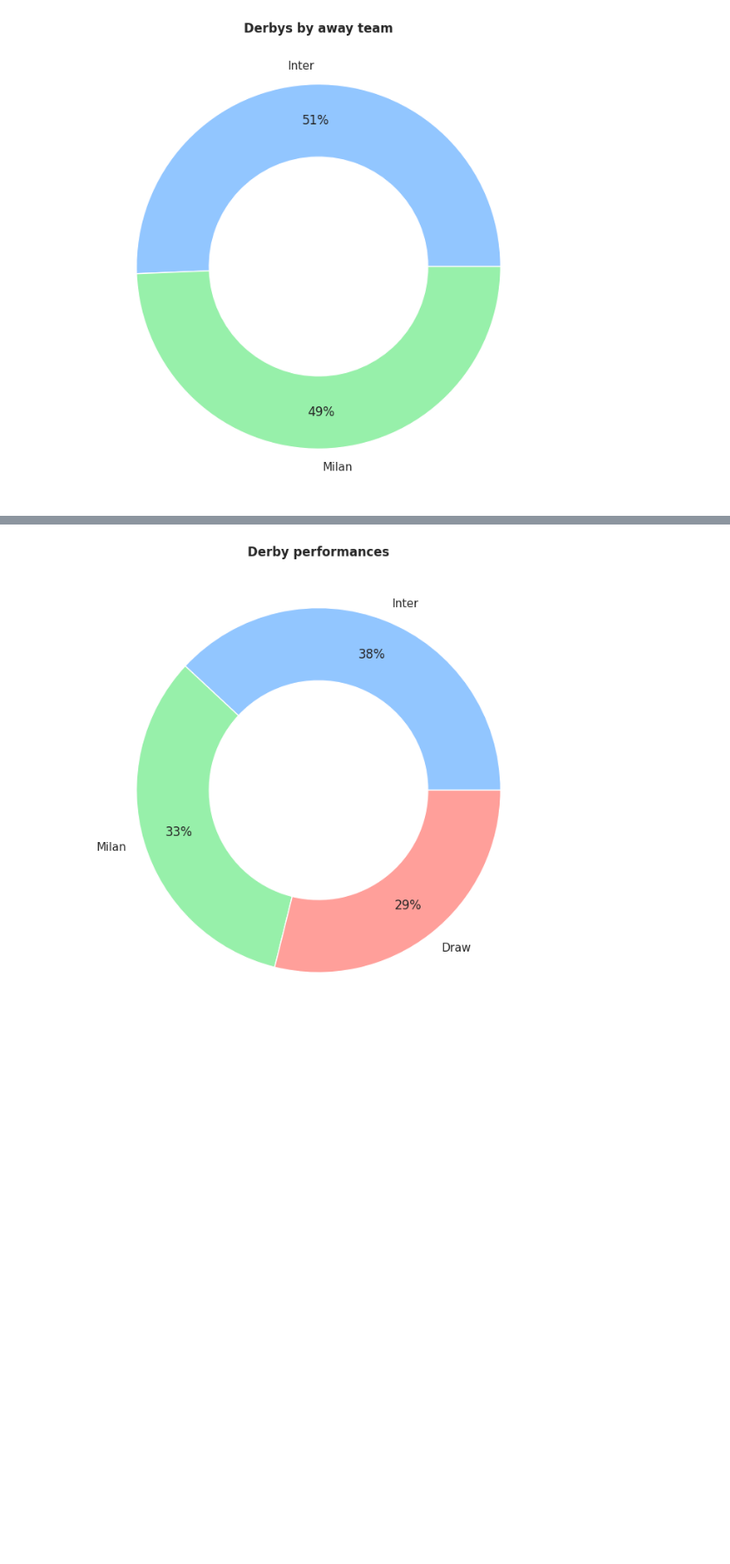
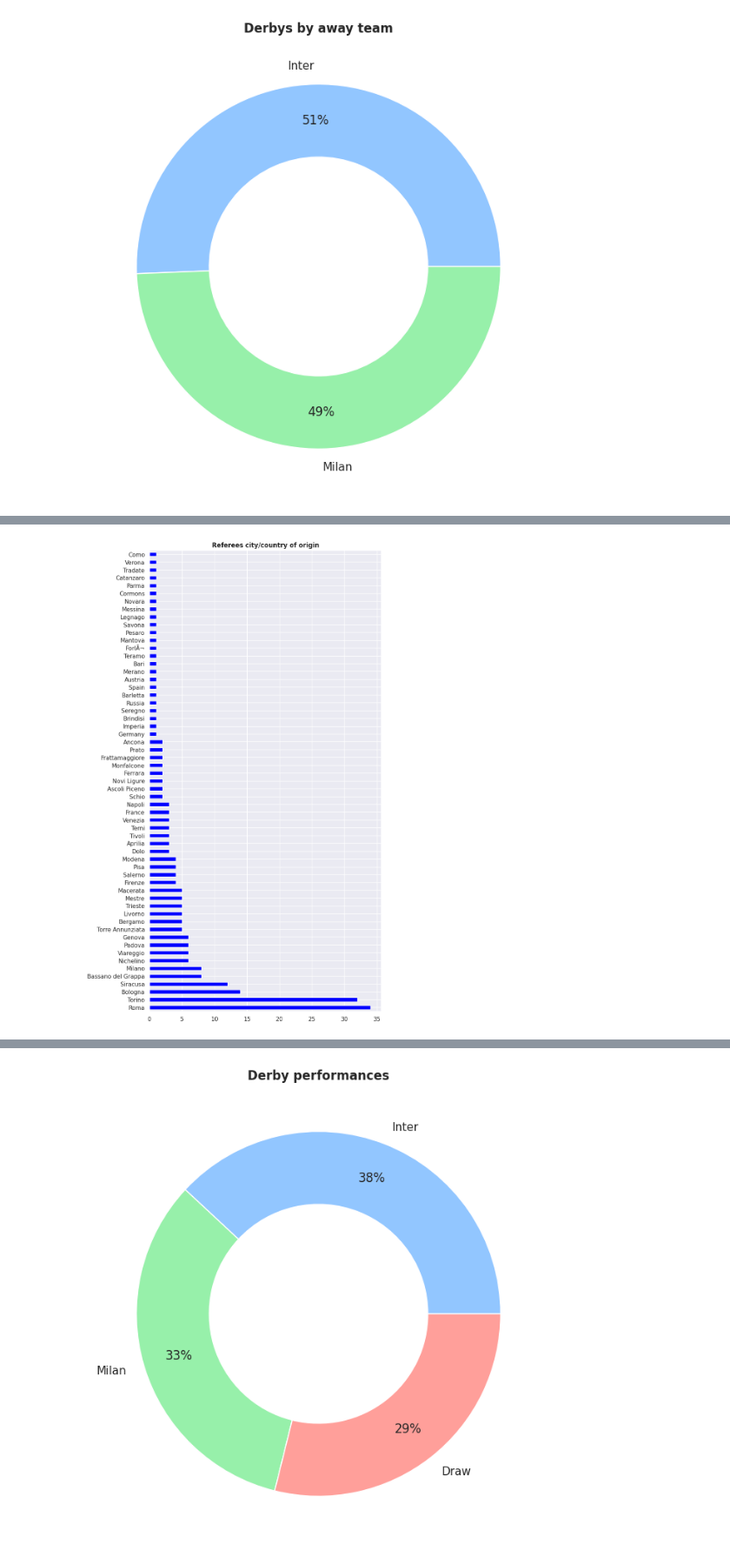
Before and after one commit to guilhermelaviola/InterMilan, a Jupyter notebook: DerbyDellaMadonnina.ipynb, the cells around one changed output, grey strips where cells are left out. Shown at 87% size. Cells and saved outputs as stored; diff of their text form; code cells hidden in the pictures; blank space fills up the shorter version.

```diff
--- a/DerbyDellaMadonnina.ipynb
+++ b/DerbyDellaMadonnina.ipynb
@@ -75,3 +75,11 @@ plt.show()
+# %%
+# Displaying referee's city/country of origin:
+derby['City/Country of origin'].value_counts().plot(kind = 'barh', color = 'blue', figsize = (8, 16))
+plt.ylabel(None)
+plt.title('Referees city/country of origin', fontweight = 'bold')
+plt.show()
+# %% [output]
+[figure, added]
 # %%
 # Classifying the derby winners:
 def who_won(row):
```
Also changed, not shown: parts of 4 cells of this notebook.
